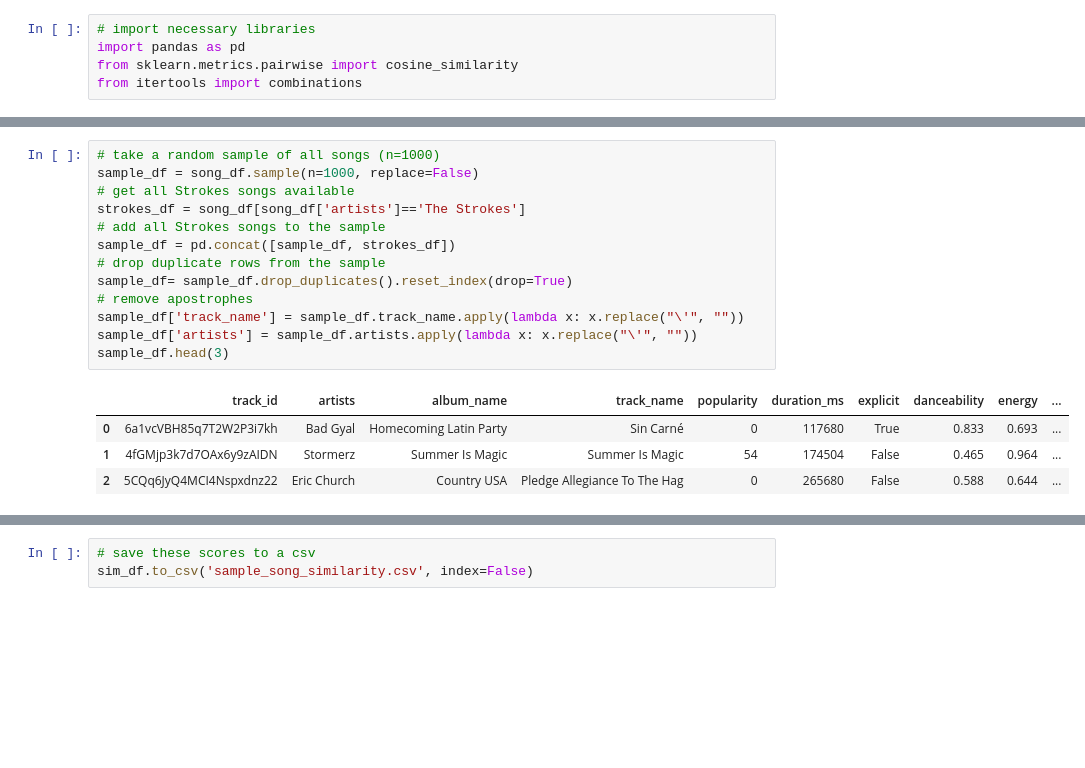
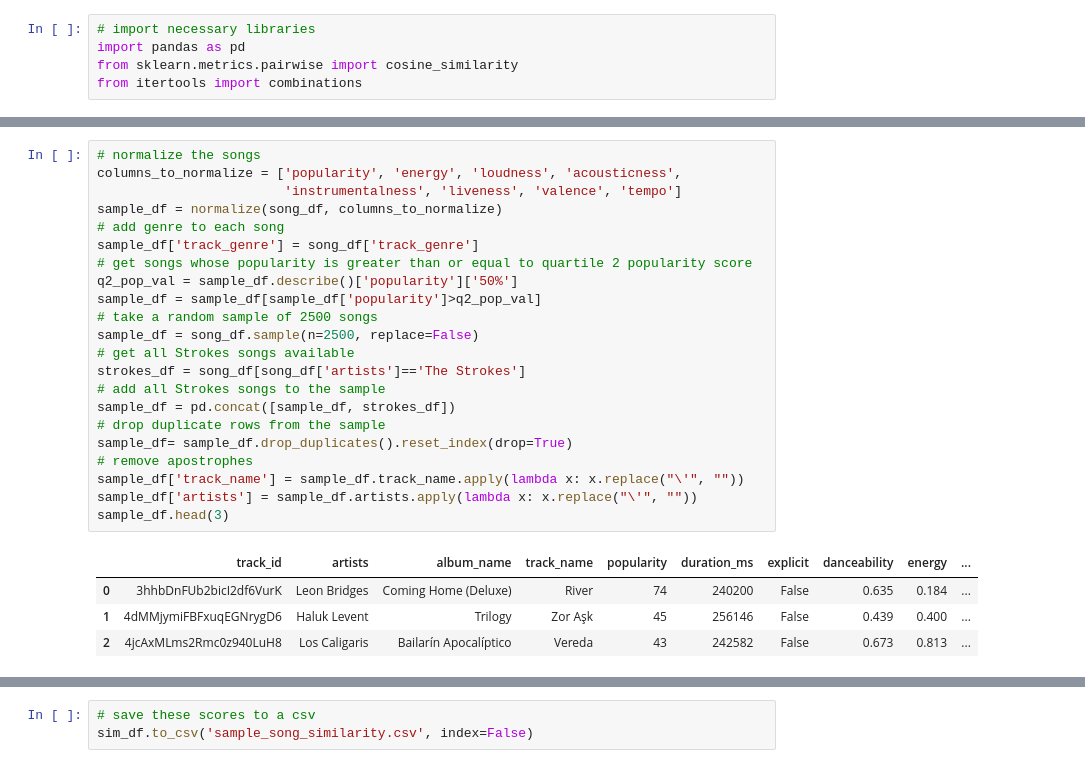
Before and after one commit to cearazhang/song_reccomendation_engine, a Jupyter notebook: generate_csvs.ipynb, the cells around one changed output, grey strips where cells are left out. Drawn from its saved outputs; the diff is of its cells as text; blank space fills up the shorter version.

```diff
--- a/generate_csvs.ipynb
+++ b/generate_csvs.ipynb
@@ -110,20 +103,29 @@ def compare_all_songs(df: pd.DataFrame) -> pd.DataFrame:
 
     return sim_df
 # %%
-# take a random sample of all songs (n=1000)
-sample_df = song_df.sample(n=1000, replace=False)
+# normalize the songs
+columns_to_normalize = ['popularity', 'energy', 'loudness', 'acousticness',
+                        'instrumentalness', 'liveness', 'valence', 'tempo']
+sample_df = normalize(song_df, columns_to_normalize)
+# add genre to each song
+sample_df['track_genre'] = song_df['track_genre']
+# get songs whose popularity is greater than or equal to quartile 2 popularity score
+q2_pop_val = sample_df.describe()['popularity']['50%']
+sample_df = sample_df[sample_df['popularity']>q2_pop_val]
+# take a random sample of 2500 songs
+sample_df = song_df.sample(n=2500, replace=False)
 # get all Strokes songs available
 strokes_df = song_df[song_df['artists']=='The Strokes']
 # add all Strokes songs to the sample
 sample_df = pd.concat([sample_df, strokes_df])
 # drop duplicate rows from the sample
 sample_df= sample_df.drop_duplicates().reset_index(drop=True)
 # remove apostrophes
 sample_df['track_name'] = sample_df.track_name.apply(lambda x: x.replace("\'", ""))
 sample_df['artists'] = sample_df.artists.apply(lambda x: x.replace("\'", ""))
 sample_df.head(3)
 # %% [output]
 |  | track_id | artists | album_name | track_name | popularity | duration_ms | explicit | danceability | energy | ... |
-| 0 | 6a1vcVBH85q7T2W2P3i7kh | Bad Gyal | Homecoming Latin Party | Sin Carné | 0 | 117680 | True | 0.833 | 0.693 | ... |
-| 1 | 4fGMjp3k7d7OAx6y9zAIDN | Stormerz | Summer Is Magic | Summer Is Magic | 54 | 174504 | False | 0.465 | 0.964 | ... |
-| 2 | 5CQq6JyQ4MCI4Nspxdnz22 | Eric Church | Country USA | Pledge Allegiance To The Hag | 0 | 265680 | False | 0.588 | 0.644 | ... |
+| 0 | 3hhbDnFUb2bicI2df6VurK | Leon Bridges | Coming Home (Deluxe) | River | 74 | 240200 | False | 0.635 | 0.184 | ... |
+| 1 | 4dMMjymiFBFxuqEGNrygD6 | Haluk Levent | Trilogy | Zor Aşk | 45 | 256146 | False | 0.439 | 0.400 | ... |
+| 2 | 4jcAxMLms2Rmc0z940LuH8 | Los Caligaris | Bailarín Apocalíptico | Vereda | 43 | 242582 | False | 0.673 | 0.813 | ... |
```
Also changed, not shown: parts of 5 cells of this notebook, 4 other files.
